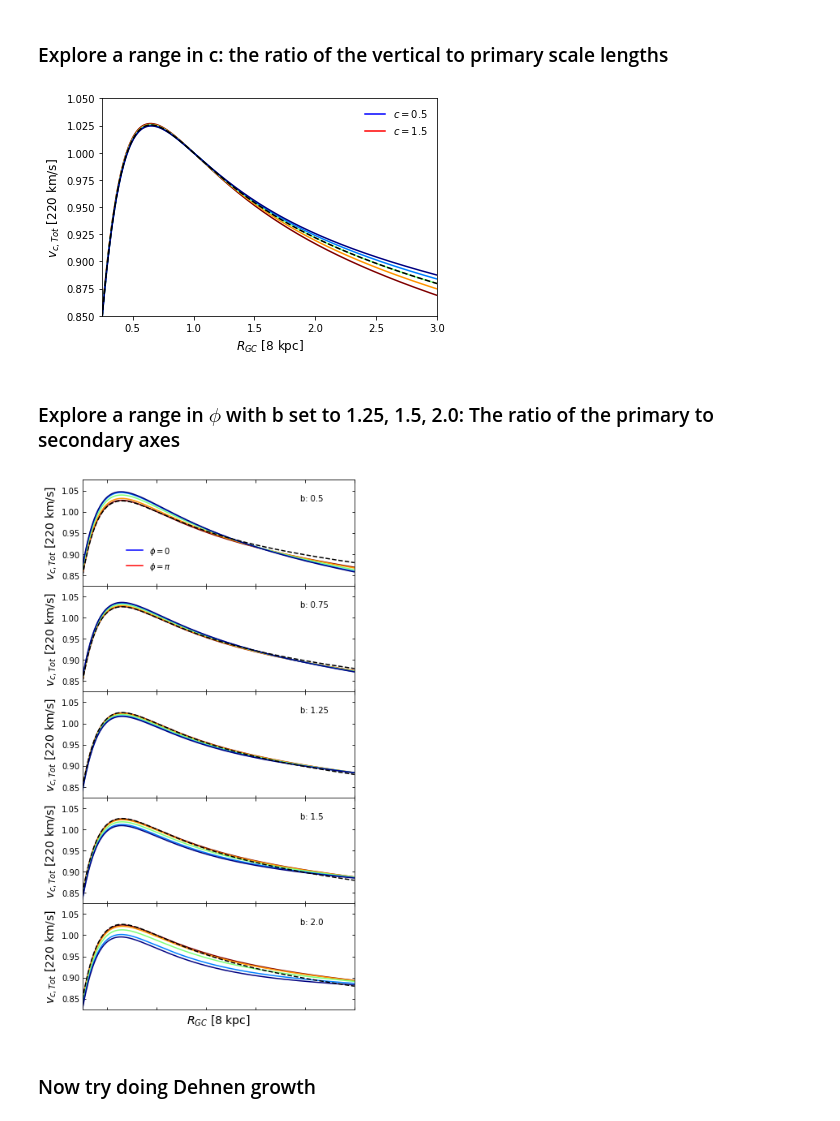
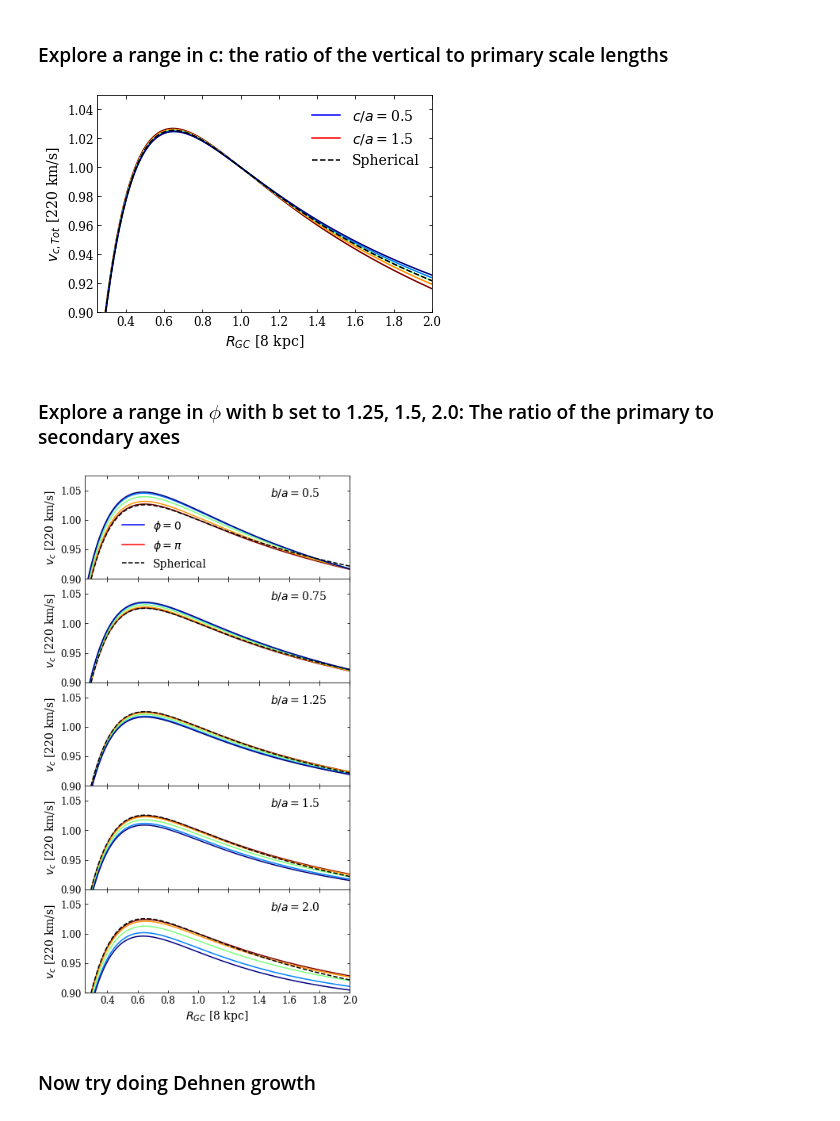
Before and after one commit to jamesmlane/AST1501, a Jupyter notebook: notebooks/4-triaxial_potential/triaxial_potential.ipynb, the cells around one changed output. Cells and saved outputs as stored; diff of their text form; code cells hidden in the pictures.

Commit message:
Update triaxial potential NB for AST1501 proposal
Improve look of plots and add legend that can be understood in a piece
of writing.

```diff
--- a/notebooks/4-triaxial_potential/triaxial_potential.ipynb
+++ b/notebooks/4-triaxial_potential/triaxial_potential.ipynb
@@ -92,20 +92,22 @@ for i in range(len(c_range)):
 potential.plotRotcurve(mwpot, Rrange=[0.1,10.], grid=1001, overplot=True, phi=0, color='Black',
                        linestyle='dashed')
 
-ax.plot([], [], c='Blue', label=r'$c=$'+str(np.min(c_range)))
-ax.plot([], [], c='Red', label=r'$c=$'+str(np.max(c_range)))
-leg = ax.legend(loc='upper right', frameon=False)
+ax.plot([], [], c='Blue', label=r'$c/a=$'+str(np.min(c_range)))
+ax.plot([], [], c='Red', label=r'$c/a=$'+str(np.max(c_range)))
+ax.plot([], [], c='Black', linestyle='dashed', label=r'Spherical')
+leg = ax.legend(loc='upper right', frameon=False, fontsize=14)
 
-ax.set_xlim(0.25,3.0)
-ax.set_ylim(0.85,1.05)
-ax.set_ylabel(r'$v_{c,Tot}$ [220 km/s]', fontsize=12)
-ax.set_xlabel(r'$R_{GC}$ [8 kpc]', fontsize=12)
+ax.set_xlim(0.25,2.0)
+ax.set_ylim(0.9,1.05)
+ax.set_ylabel(r'$v_{c,Tot}$ [220 km/s]', fontsize=14)
+ax.set_xlabel(r'$R_{GC}$ [8 kpc]', fontsize=14)
+ax.tick_params(labelsize=12)
 
 fig.savefig('tripot_c.pdf')
 plt.show()
 plt.close('all')
 # %% [output]
-[figure, old version]
+[figure, new version]
 # %% [markdown]
 ### Explore a range in $\phi$ with b set to 1.25, 1.5, 2.0: The ratio of the primary to secondary axes
 # %%
@@ -124,40 +126,42 @@ for i in range(len(b_range)):
     for j in range(len(phi_range)):
 
         # Declare the triaxial NFW
         tripot_halo = potential.TriaxialNFWPotential(amp=mwhalo._amp,
                                                      a=mwhalo.a,
                                                      b=b_range[i],
                                                      c=1.0,
                                                      normalize=0.35)
         tripot = [tripot_halo,mwbulge,mwdisk]
 
         # Plot the rotation curve
         norm_val = (np.max(phi_range)-phi_range[j])/(np.max(phi_range)-np.min(phi_range))
         potential.plotRotcurve(tripot, Rrange=[0.1,10.], grid=1001, overplot=True, phi=phi_range[j],
                                color=cmap(norm_val))
     ###j
 
     potential.plotRotcurve(mwpot, Rrange=[0.1,10.], grid=1001, overplot=True, phi=0, color='Black',
                            linestyle='dashed')
 
-    axs[i].set_xlim(0.25,3.0)
-    axs[i].set_ylim(0.825,1.075)
-    axs[i].annotate('b: '+str(b_range[i]), (0.8,0.8), xycoords='axes fraction')
-    axs[i].tick_params(direction='in', top='on', right='on', labelbottom='off')
-    axs[i].set_ylabel(r'$v_{c,Tot}$ [220 km/s]', fontsize=14)
+    axs[i].set_xlim(0.25,2.0)
+    axs[i].set_ylim(0.9,1.075)
+    axs[i].annotate(r'$b/a = $'+str(b_range[i]), (0.7,0.8), xycoords='axes fraction', fontsize=14)
+    axs[i].tick_params(direction='in', top='on', right='on', labelbottom='off', labelsize=12)
+    axs[i].set_ylabel(r'$v_{c}$ [220 km/s]', fontsize=14)
 ###i
 
 axs[0].plot([], [], c='Blue', label=r'$\phi=0$')
 axs[0].plot([], [], c='Red', label=r'$\phi=\pi$')
-leg = axs[0].legend(loc=(0.15,0.1), frameon=False)
+axs[0].plot([], [], c='Black', linestyle='dashed', label=r'Spherical')
+leg = axs[0].legend(loc=(0.125,0.05), frameon=False, fontsize=14)
 axs[-1].set_xlabel(r'$R_{GC}$ [8 kpc]', fontsize=14)
+axs[-1].tick_params(labelbottom='on')
 
 fig.subplots_adjust(hspace=0)
 fig.savefig('tripot_bphi.pdf')
 plt.show()
 plt.close('all')
 # %% [output]
-[figure, old version]
+[figure, new version]
 # %% [markdown]
 ### Now try doing Dehnen growth
 # %%
```
Also changed, not shown: 2 other files.
